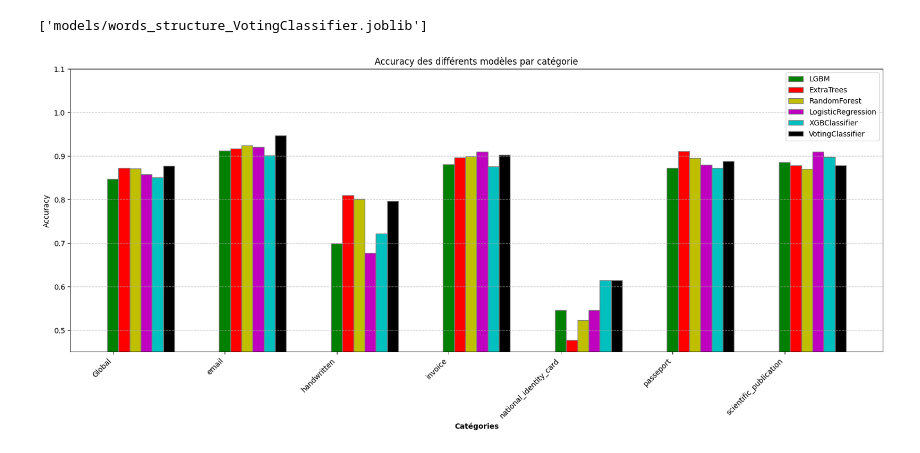
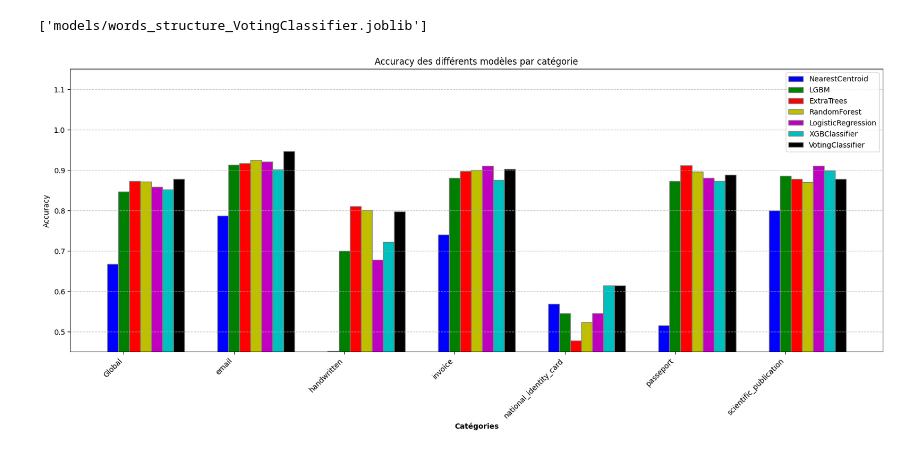
Before and after one commit to HSrbyte/doc-classifier, a Jupyter notebook: notebooks/11-hryniewski-GridSearchCV-words_structure.ipynb, the cells around one changed output. Saved outputs shown, nothing was run; the diff lists cells and outputs as text; code cells hidden in the pictures.

```diff
--- a/notebooks/11-hryniewski-GridSearchCV-words_structure.ipynb
+++ b/notebooks/11-hryniewski-GridSearchCV-words_structure.ipynb
@@ -184,20 +147,6 @@ models_param_grids = {
         'subsample': [0.6, 0.8, 1.0],                                       # Sous-échantillonnage de lignes
     },
 }
-
-
-class Encoder(json.JSONEncoder):
-    def default(self, obj):
-
-        # Polygon or array convert to list
-        if isinstance(obj, (np.ndarray)):
-            return obj.tolist()
-
-        # int32 convert to int
-        if isinstance(obj, (np.int32)):
-            return int(obj)
-
-        return super().default(obj)
 # %% [markdown]
 # Recherche d'hyper paramètres avec GridSearchCV
 # %%
@@ -380,27 +329,27 @@ dump(voting_hard, os.path.join('models', model_vc_name))
 # %%
 values_voting_hard = list(accuracy_voting_hard.values())
 
 r7 = [x + bar_width for x in r6]
 
 # Création du graphique
 plt.figure(figsize=(20, 7))
-#plt.bar(r1, values_NearestCentroid, color='b', width=bar_width, edgecolor='grey', label='NearestCentroid')
+plt.bar(r1, values_NearestCentroid, color='b', width=bar_width, edgecolor='grey', label='NearestCentroid')
 plt.bar(r2, values_LGBM, color='g', width=bar_width, edgecolor='grey', label='LGBM')
 plt.bar(r3, values_ExtraTrees, color='r', width=bar_width, edgecolor='grey', label='ExtraTrees')
 plt.bar(r4, values_RandomForest, color='y', width=bar_width, edgecolor='grey', label='RandomForest')
 plt.bar(r5, values_LogisticRegression, color='m', width=bar_width, edgecolor='grey', label='LogisticRegression')
 plt.bar(r6, values_XGB, color='c', width=bar_width, edgecolor='grey', label='XGBClassifier')
 plt.bar(r7, values_voting_hard, color='k', width=bar_width, edgecolor='grey', label='VotingClassifier')
 
 plt.xlabel('Catégories', fontweight='bold')
 plt.xticks([r + bar_width for r in range(len(categories))], categories)
 plt.ylabel('Accuracy')
 plt.title('Accuracy des différents modèles par catégorie')
 
 plt.legend()
-plt.ylim(0.45,1.1)
+plt.ylim(0.45,1.15)
 plt.xticks(rotation=45, ha='right')
 plt.grid(axis='y', linestyle='--', alpha=0.7)
 plt.show()
 # %% [output]
-[figure, old version]
+[figure, new version]
```
Also changed, not shown: parts of 4 cells of this notebook, 2 other files.
